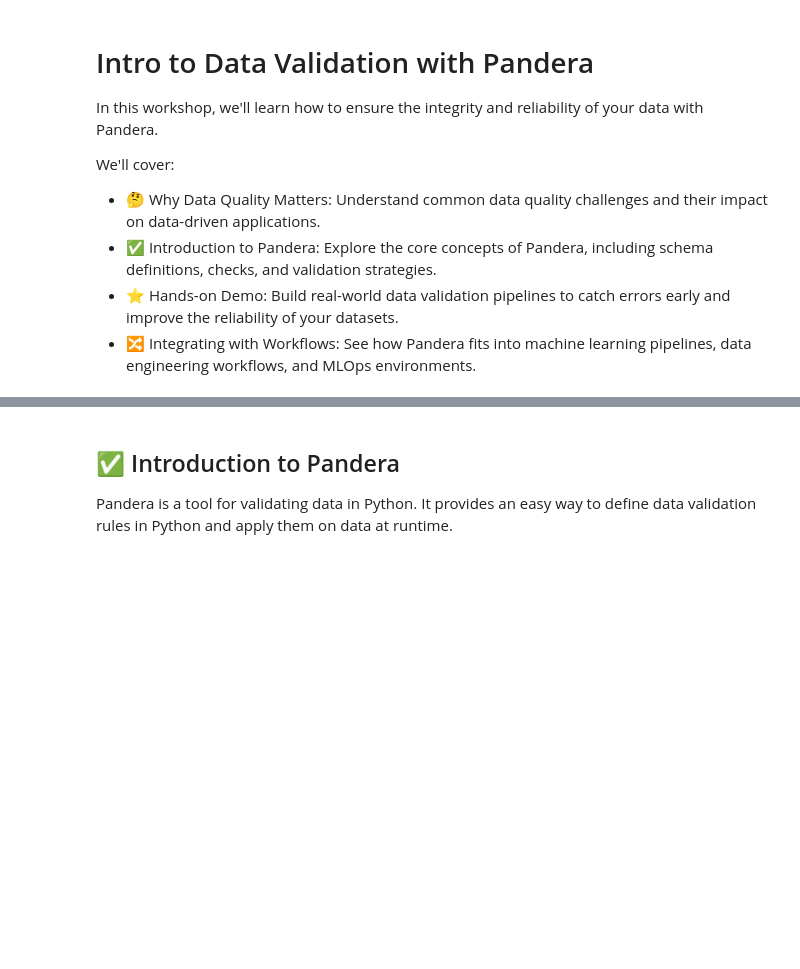
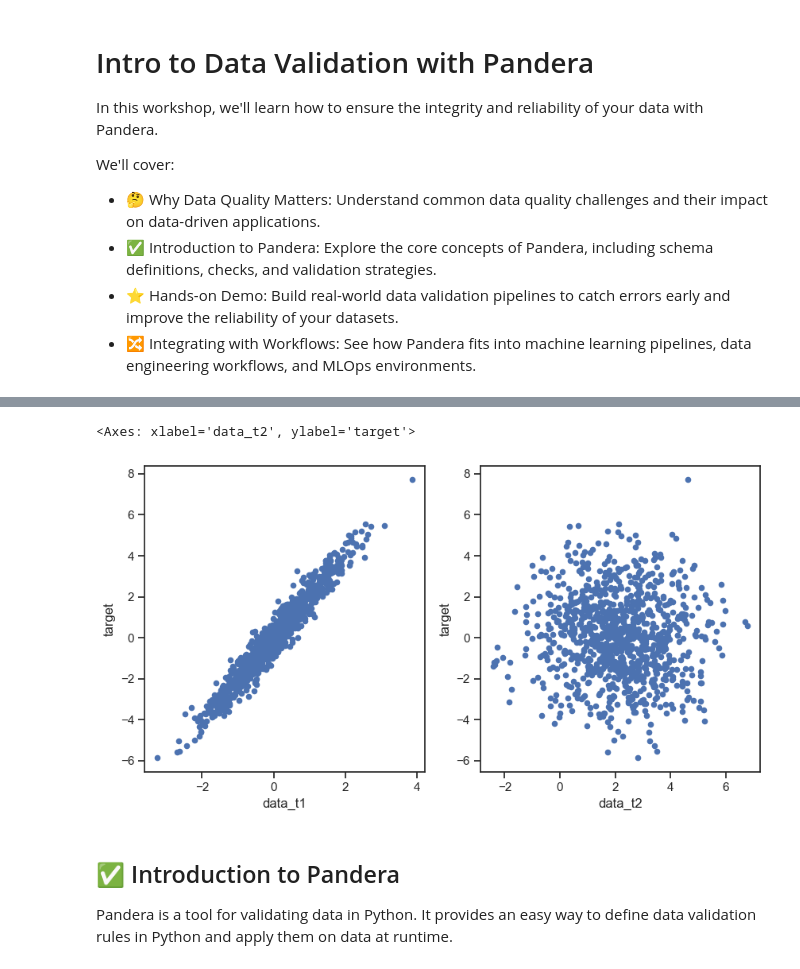
Before and after one commit to unionai-oss/pandera-workshop, a Jupyter notebook: workshop.ipynb, the cells around one changed output, grey strips where cells are left out. Drawn from its saved outputs; the diff is of its cells as text; code cells hidden in the pictures; blank space fills up the shorter version.

```diff
--- a/workshop.ipynb
+++ b/workshop.ipynb
@@ -21,3 +166,12 @@ Common data quality challenges:
+# %%
+import matplotlib.pyplot as plt
+
+fig, ax = plt.subplots(1, 2, figsize=(10, 5))
+distributions[["data_t1", "target"]].plot.scatter(x="data_t1", y="target", ax=ax[0])
+distributions[["data_t2", "target"]].plot.scatter(x="data_t2", y="target", ax=ax[1])
+# %% [output]
+<Axes: xlabel='data_t2', ylabel='target'>
+[figure, added]
 # %% [markdown]
 ## ✅ Introduction to Pandera
 
```
Also changed, not shown: parts of 30 cells of this notebook, 1 other file.
